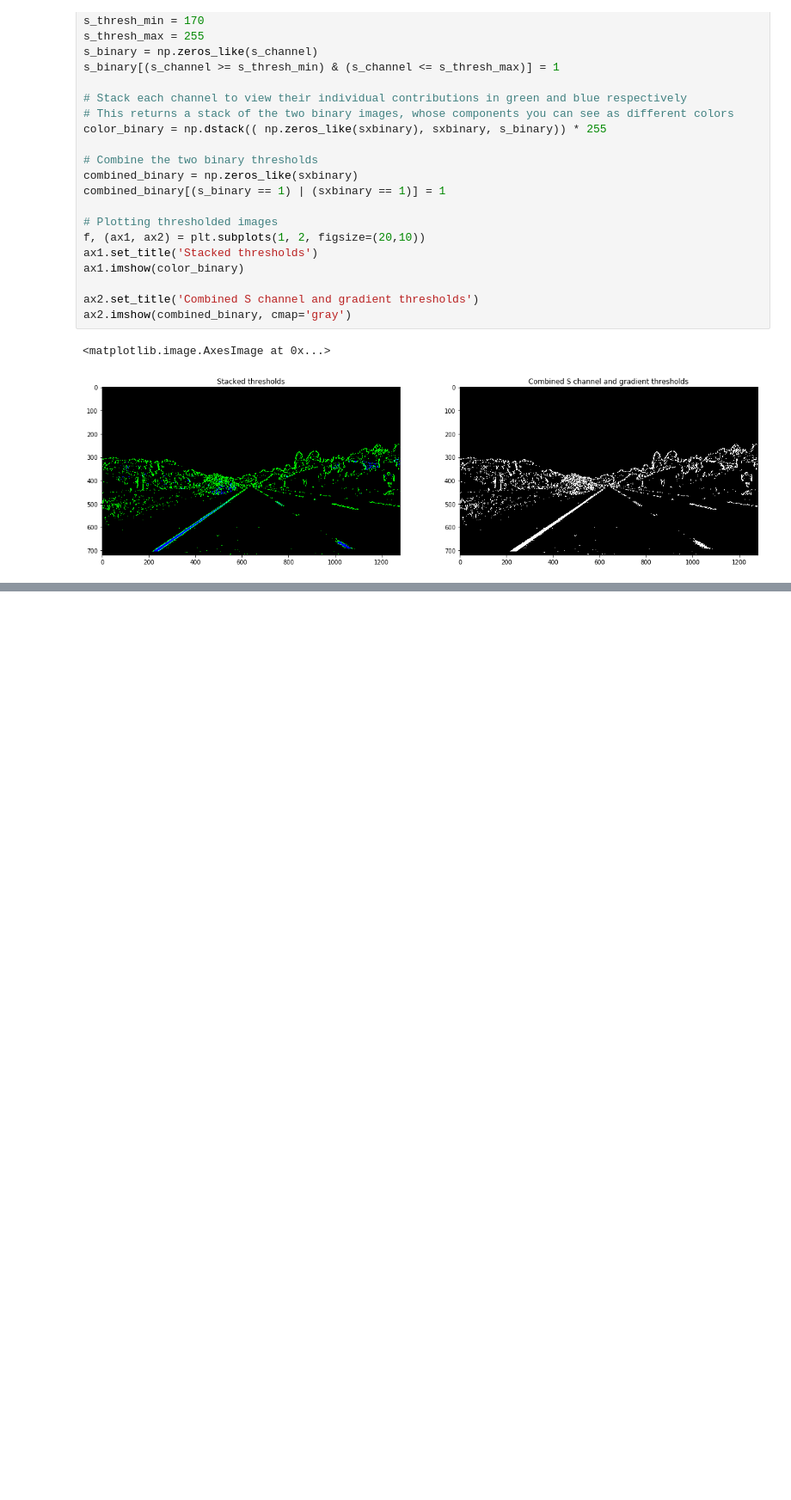
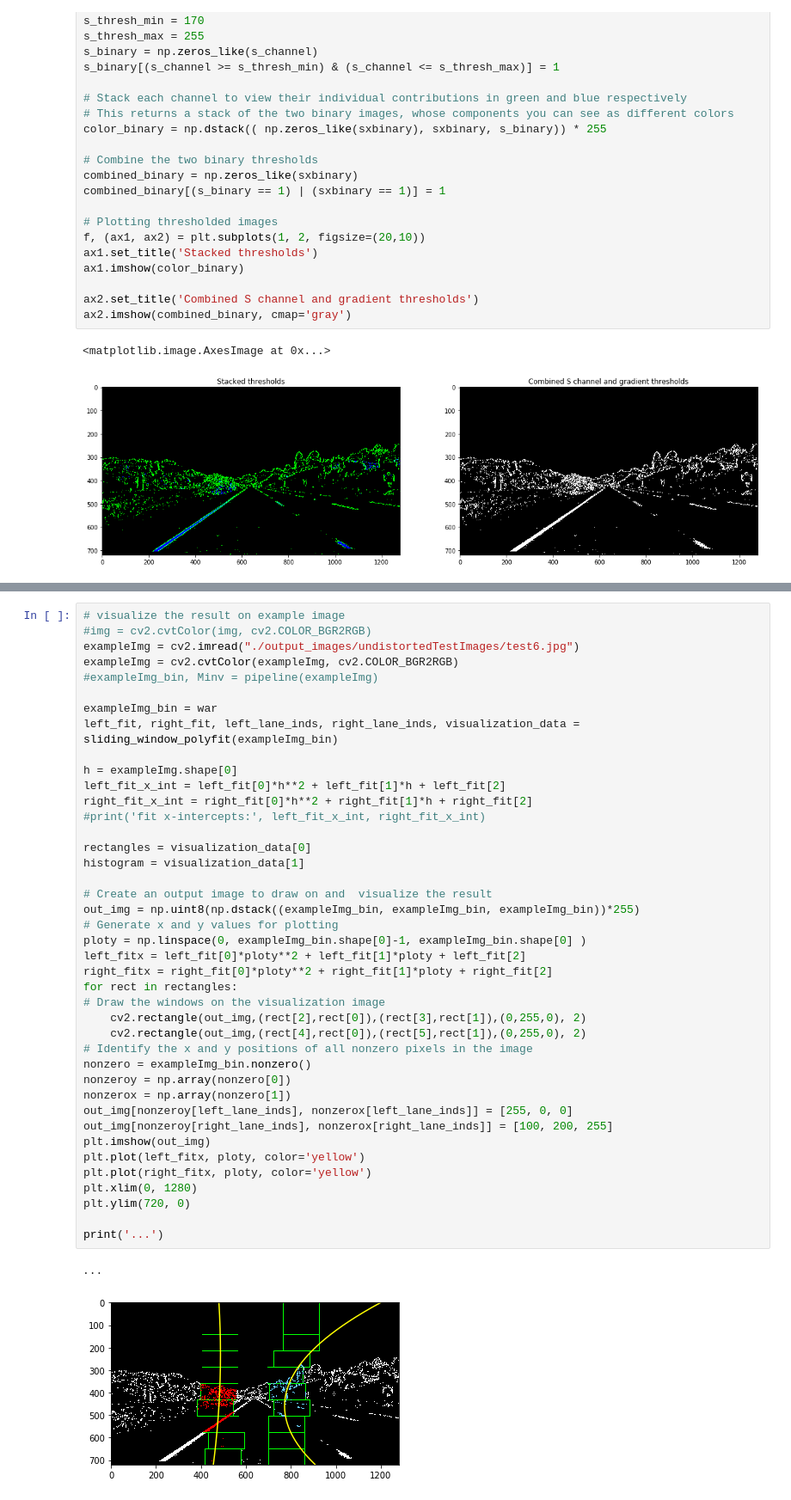
Before and after one commit to kushshukla24/P4_AdvancedLaneLineDetection, a Jupyter notebook: P4_AdvanceLaneLineDetection.ipynb, the cells around one changed output, grey strips where cells are left out. Shown at 86% size. Saved outputs shown, nothing was run; the diff lists cells and outputs as text; blank space fills up the shorter version.

```diff
--- a/P4_AdvanceLaneLineDetection.ipynb
+++ b/P4_AdvanceLaneLineDetection.ipynb
@@ -258,0 +359,44 @@ plt.show()
+# %%
+# visualize the result on example image
+#img = cv2.cvtColor(img, cv2.COLOR_BGR2RGB)
+exampleImg = cv2.imread("./output_images/undistortedTestImages/test6.jpg")
+exampleImg = cv2.cvtColor(exampleImg, cv2.COLOR_BGR2RGB)
+#exampleImg_bin, Minv = pipeline(exampleImg)
+
+exampleImg_bin = war
+left_fit, right_fit, left_lane_inds, right_lane_inds, visualization_data = sliding_window_polyfit(exampleImg_bin)
+
+h = exampleImg.shape[0]
+left_fit_x_int = left_fit[0]*h**2 + left_fit[1]*h + left_fit[2]
+right_fit_x_int = right_fit[0]*h**2 + right_fit[1]*h + right_fit[2]
+#print('fit x-intercepts:', left_fit_x_int, right_fit_x_int)
+
+rectangles = visualization_data[0]
+histogram = visualization_data[1]
+
+# Create an output image to draw on and  visualize the result
+out_img = np.uint8(np.dstack((exampleImg_bin, exampleImg_bin, exampleImg_bin))*255)
+# Generate x and y values for plotting
+ploty = np.linspace(0, exampleImg_bin.shape[0]-1, exampleImg_bin.shape[0] )
+left_fitx = left_fit[0]*ploty**2 + left_fit[1]*ploty + left_fit[2]
+right_fitx = right_fit[0]*ploty**2 + right_fit[1]*ploty + right_fit[2]
+for rect in rectangles:
+# Draw the windows on the visualization image
+    cv2.rectangle(out_img,(rect[2],rect[0]),(rect[3],rect[1]),(0,255,0), 2)
+    cv2.rectangle(out_img,(rect[4],rect[0]),(rect[5],rect[1]),(0,255,0), 2)
+# Identify the x and y positions of all nonzero pixels in the image
+nonzero = exampleImg_bin.nonzero()
+nonzeroy = np.array(nonzero[0])
+nonzerox = np.array(nonzero[1])
+out_img[nonzeroy[left_lane_inds], nonzerox[left_lane_inds]] = [255, 0, 0]
+out_img[nonzeroy[right_lane_inds], nonzerox[right_lane_inds]] = [100, 200, 255]
+plt.imshow(out_img)
+plt.plot(left_fitx, ploty, color='yellow')
+plt.plot(right_fitx, ploty, color='yellow')
+plt.xlim(0, 1280)
+plt.ylim(720, 0)
+
+print('...')
+# %% [output]
+...
+[figure, added]
```
Also changed, not shown: parts of 9 cells of this notebook.
